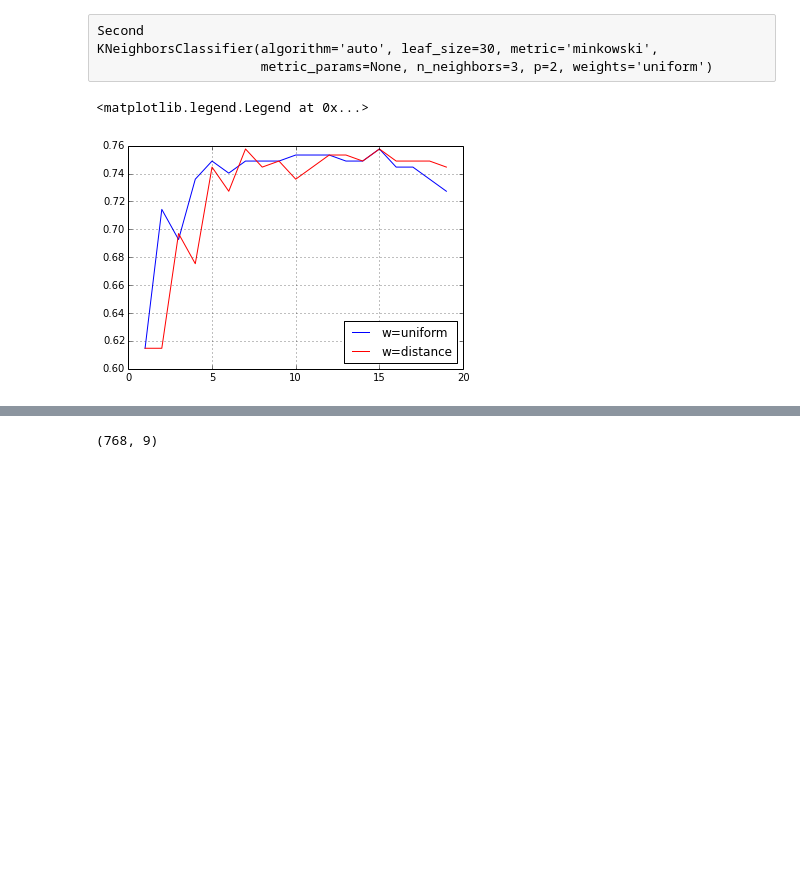
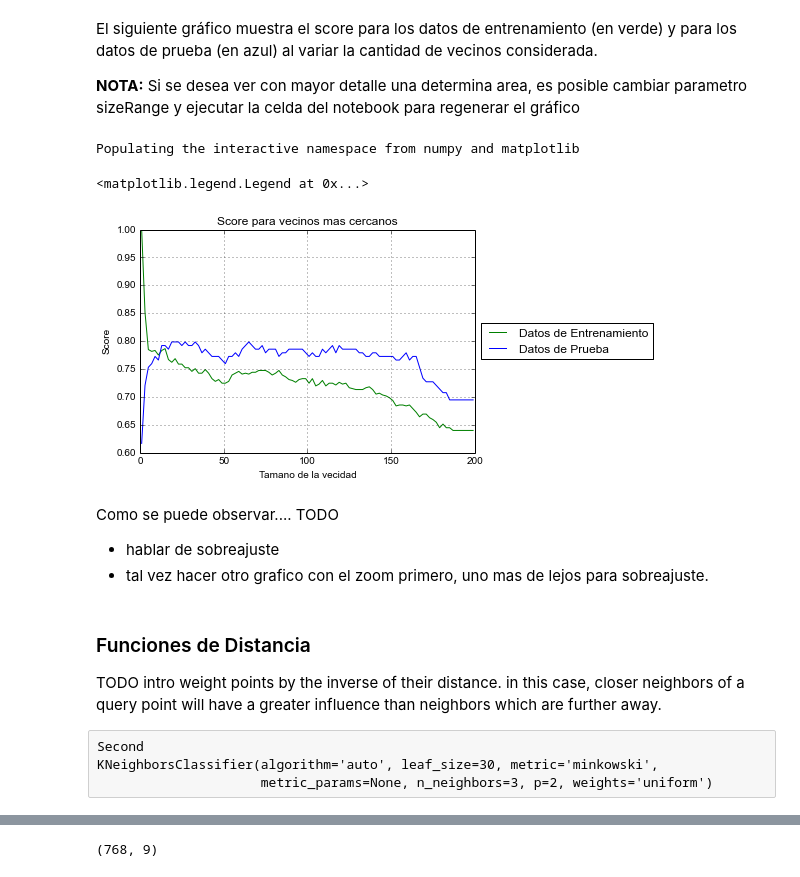
Before and after one commit to mbonaventura/aa2015, a Jupyter notebook: TP1/Ej2.ipynb, the cells around one changed output, grey strips where cells are left out. Drawn from its saved outputs; the diff is of its cells as text; code cells hidden in the pictures; blank space fills up the shorter version.

```diff
--- a/TP1/Ej2.ipynb
+++ b/TP1/Ej2.ipynb
@@ -27,12 +39,0 @@ print X_train.shape, y_train.shape, X_test.shape, y_test.shape
-# %%
-#
-xaxis = []
-yserie1 = []
-for i in range(1,20):
-	neigh = KNeighborsClassifier(n_neighbors=i)
-	neigh.fit(X_train, y_train)
-	score= neigh.score(X_test, y_test)
-	print i, score	#, neigh.predict_proba([16.0, 148.0, 72.0, 35.0, 0.0, 33.6, 0.627, 50.0])
-	xaxis.append(i)
-	yserie1.append(score)
-#
@@ -96,3 +57,29 @@ Populating the interactive namespace from numpy and matplotlib
+# %% [markdown]
+El siguiente gráfico muestra el score para los datos de entrenamiento (en verde) y para los datos de prueba (en azul) al variar la cantidad de vecinos considerada.
+
+<b>NOTA:</b> Si se desea ver con mayor detalle una determina area, es posible cambiar parametro sizeRange y ejecutar la celda del notebook para regenerar el gráfico
+# %%
+%pylab inline
+plot(xaxis, yserie_train, color='g', label="Datos de Entrenamiento")
+plot(xaxis, yserie_test, color='b', label="Datos de Prueba")
+grid('on')
+xlabel('Tamano de la vecidad')
+ylabel('Score')
+title('Score para vecinos mas cercanos')
+legend(loc='center left', bbox_to_anchor=(1, 0.5))
+# %% [output]
+Populating the interactive namespace from numpy and matplotlib
+<matplotlib.legend.Legend at 0x...>
+[figure, added]
+# %% [markdown]
+Como se puede observar....
+TODO
+- hablar de sobreajuste
+- tal vez hacer otro grafico con el zoom primero, uno mas de lejos para sobreajuste.
+# %% [markdown]
+<h3> Funciones de Distancia</h3>
+TODO intro
+weight points by the inverse of their distance. in this case, closer neighbors of a query point will have a greater influence than neighbors which are further away.
 # %% [raw]
 Second
 KNeighborsClassifier(algorithm='auto', leaf_size=30, metric='minkowski',
@@ -110,9 +96 @@ for i in range(1,20):
 #
-# %%
-plot(xaxis, yserie1, color='b', label='w=uniform')
-plot(xaxis, yserie3, color='r', label='w=distance')
-grid('on')
-legend(loc=4)
-# %% [output]
-<matplotlib.legend.Legend at 0x...>
-[figure, removed]
```
Also changed, not shown: parts of 18 cells of this notebook, 3 other files.
